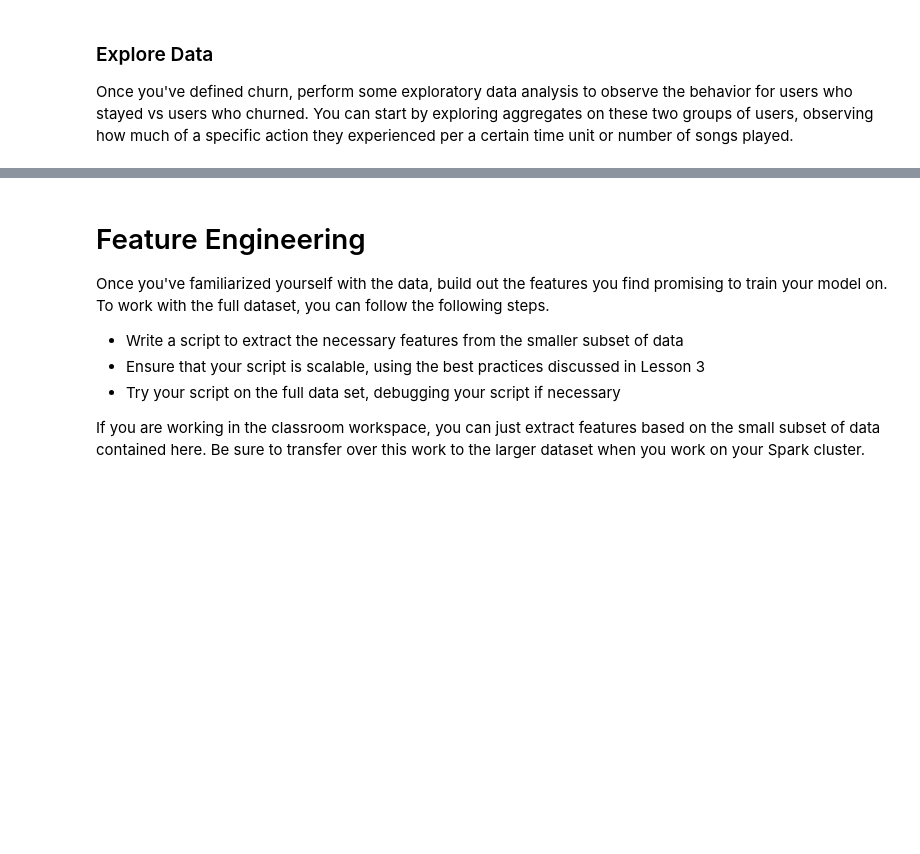
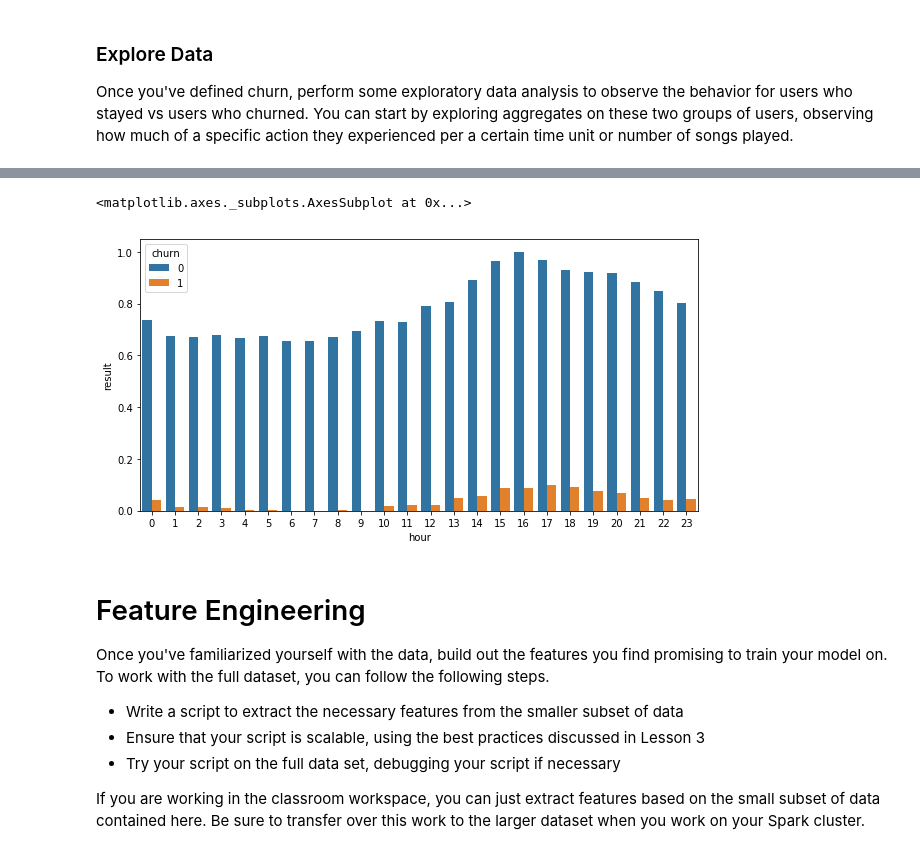
Before and after one commit to pato0301/sparkify_capstone_udacity, a Jupyter notebook: Sparkify.ipynb, the cells around one changed output, grey strips where cells are left out. Drawn from its saved outputs; the diff is of its cells as text; code cells hidden in the pictures; blank space fills up the shorter version.

```diff
--- a/Sparkify.ipynb
+++ b/Sparkify.ipynb
@@ -370,0 +459,4 @@ Once you've defined churn, perform some exploratory data analysis to observe the
+# %%
+hour_gb = df_cleaned_churn_chart.groupby([ "hour","churn"]).count().sort_values("hour")
+hour_gb = hour_gb[['churn_flag']]
+hour_gb.head(6)
@@ -370,0 +472,3 @@ Once you've defined churn, perform some exploratory data analysis to observe the
+# %%
+hour_data = normalize_data(hour_gb)
+hour_data.head(6)
@@ -371,3 +483,9 @@ Once you've defined churn, perform some exploratory data analysis to observe the
+# %%
+fig, ax = plt.subplots(figsize=(10,5))
+sns.barplot( x="hour",y="result", hue="churn", data=hour_data,ax=ax)
+# %% [output]
+<matplotlib.axes._subplots.AxesSubplot at 0x...>
+[figure, added]
 # %% [markdown]
 # Feature Engineering
 Once you've familiarized yourself with the data, build out the features you find promising to train your model on. To work with the full dataset, you can follow the following steps.
```
Also changed, not shown: parts of 14 cells of this notebook.
